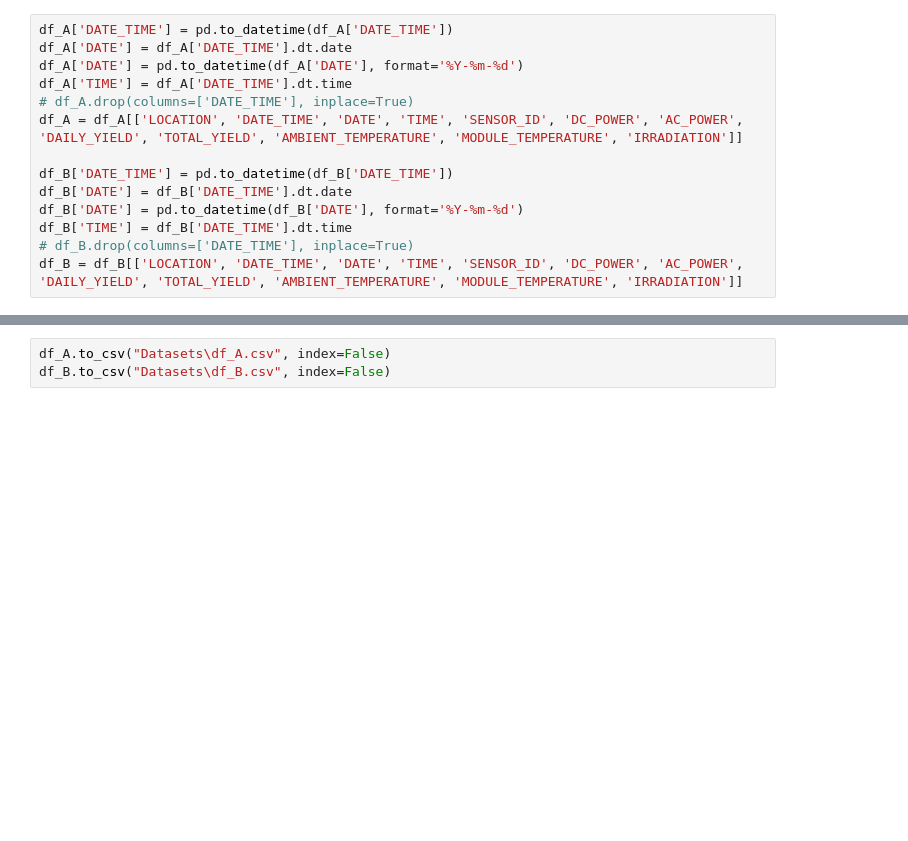
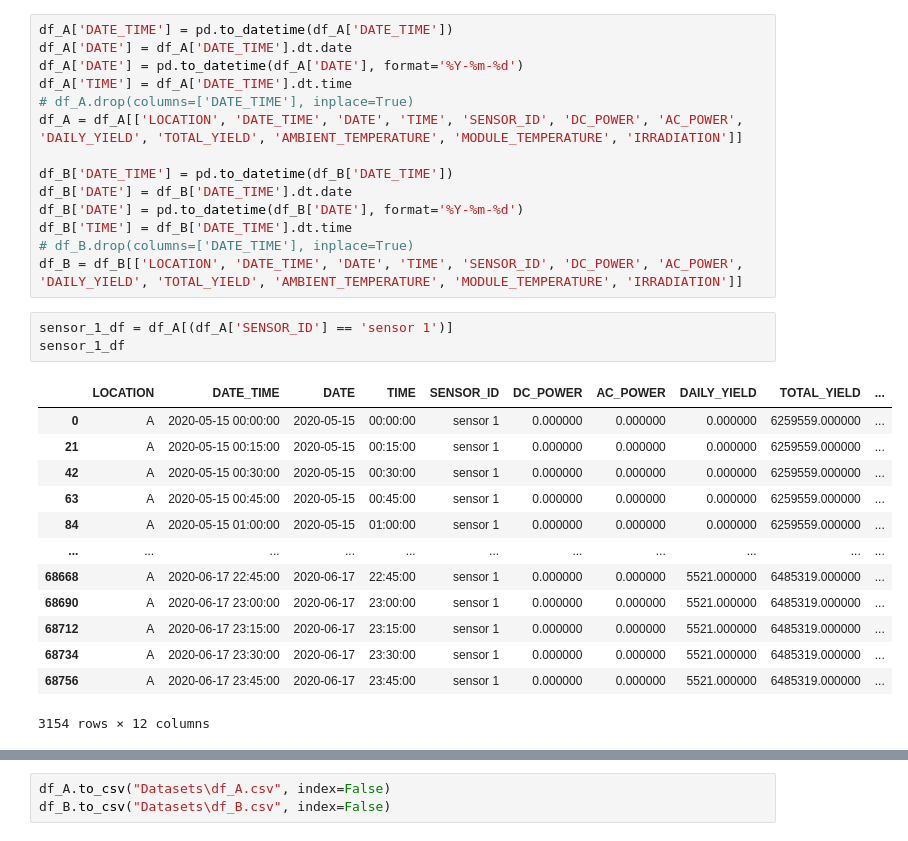
Before and after one commit to AkinduH/SLIIT-Datathon-2024, a Jupyter notebook: Data_Preparation.ipynb, the cells around one changed output, grey strips where cells are left out. Drawn from its saved outputs; the diff is of its cells as text; blank space fills up the shorter version.

```diff
--- a/Data_Preparation.ipynb
+++ b/Data_Preparation.ipynb
@@ -185,3 +187,20 @@ df_B['DATE'] = pd.to_datetime(df_B['DATE'], format='%Y-%m-%d')
 df_B['TIME'] = df_B['DATE_TIME'].dt.time
 # df_B.drop(columns=['DATE_TIME'], inplace=True)
 df_B = df_B[['LOCATION', 'DATE_TIME', 'DATE', 'TIME', 'SENSOR_ID', 'DC_POWER', 'AC_POWER', 'DAILY_YIELD', 'TOTAL_YIELD', 'AMBIENT_TEMPERATURE', 'MODULE_TEMPERATURE', 'IRRADIATION']]
+# %%
+sensor_1_df = df_A[(df_A['SENSOR_ID'] == 'sensor 1')]
+sensor_1_df
+# %% [output]
+|  | LOCATION | DATE_TIME | DATE | TIME | SENSOR_ID | DC_POWER | AC_POWER | DAILY_YIELD | TOTAL_YIELD | ... |
+| 0 | A | 2020-05-15 00:00:00 | 2020-05-15 | 00:00:00 | sensor 1 | 0.000000 | 0.000000 | 0.000000 | 6259559.000000 | ... |
+| 21 | A | 2020-05-15 00:15:00 | 2020-05-15 | 00:15:00 | sensor 1 | 0.000000 | 0.000000 | 0.000000 | 6259559.000000 | ... |
+| 42 | A | 2020-05-15 00:30:00 | 2020-05-15 | 00:30:00 | sensor 1 | 0.000000 | 0.000000 | 0.000000 | 6259559.000000 | ... |
+| 63 | A | 2020-05-15 00:45:00 | 2020-05-15 | 00:45:00 | sensor 1 | 0.000000 | 0.000000 | 0.000000 | 6259559.000000 | ... |
+| 84 | A | 2020-05-15 01:00:00 | 2020-05-15 | 01:00:00 | sensor 1 | 0.000000 | 0.000000 | 0.000000 | 6259559.000000 | ... |
+| ... | ... | ... | ... | ... | ... | ... | ... | ... | ... | ... |
+| 68668 | A | 2020-06-17 22:45:00 | 2020-06-17 | 22:45:00 | sensor 1 | 0.000000 | 0.000000 | 5521.000000 | 6485319.000000 | ... |
+| 68690 | A | 2020-06-17 23:00:00 | 2020-06-17 | 23:00:00 | sensor 1 | 0.000000 | 0.000000 | 5521.000000 | 6485319.000000 | ... |
+| 68712 | A | 2020-06-17 23:15:00 | 2020-06-17 | 23:15:00 | sensor 1 | 0.000000 | 0.000000 | 5521.000000 | 6485319.000000 | ... |
+| 68734 | A | 2020-06-17 23:30:00 | 2020-06-17 | 23:30:00 | sensor 1 | 0.000000 | 0.000000 | 5521.000000 | 6485319.000000 | ... |
+| 68756 | A | 2020-06-17 23:45:00 | 2020-06-17 | 23:45:00 | sensor 1 | 0.000000 | 0.000000 | 5521.000000 | 6485319.000000 | ... |
+3154 rows × 12 columns
```
Also changed, not shown: parts of 7 cells of this notebook, 3 other files.
